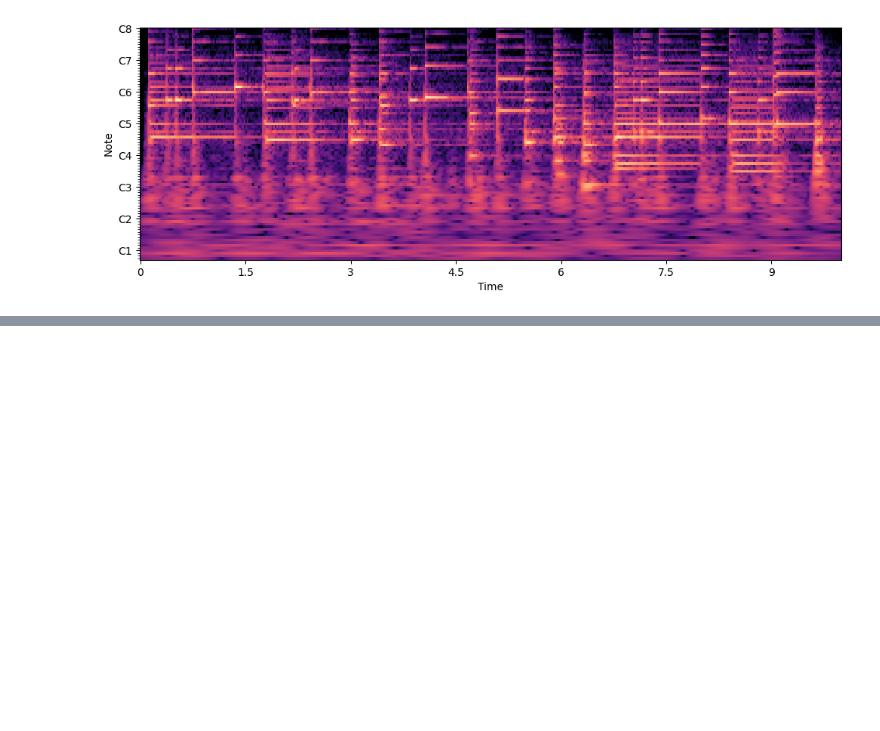
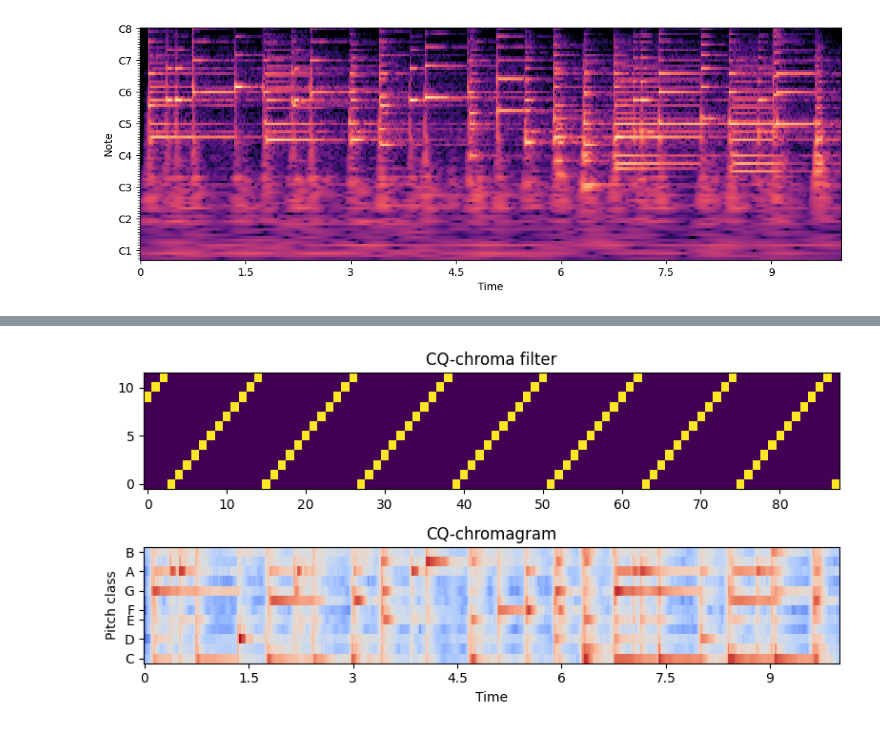
Before and after one commit to ja-MIC/Japanese-MIR-Book, a Jupyter notebook: book/signal_processing/xxgrams.ipynb, the cells around one changed output, grey strips where cells are left out. Saved outputs shown, nothing was run; the diff lists cells and outputs as text; code cells hidden in the pictures; blank space fills up the shorter version.

```diff
--- a/book/signal_processing/xxgrams.ipynb
+++ b/book/signal_processing/xxgrams.ipynb
@@ -148,0 +176,14 @@ librosa.display.specshow(librosa.amplitude_to_db(np.abs(cqt_spectrogram), ref=np
+# %%
+cq_chroma_filter = librosa.filters.cq_to_chroma(n_input=88, fmin=librosa.note_to_hz('A0'))  # CQTスペクトログラム用のフィルタバンク
+cq_chromagram = cq_chroma_filter @ np.abs(cqt_spectrogram)
+
+plt.figure(figsize=(8, 4))
+plt.subplot(2, 1, 1)
+plt.imshow(cq_chroma_filter, aspect='auto', origin='lower', cmap='viridis')
+plt.title('CQ-chroma filter')
+plt.subplot(2, 1, 2)
+librosa.display.specshow(librosa.amplitude_to_db(cq_chromagram), sr=sample_rate, x_axis='time', y_axis='chroma')
+plt.title('CQ-chromagram')
+plt.tight_layout()
+# %% [output]
+[figure, added]
```
Also changed, not shown: parts of 18 cells of this notebook, 10 other files.
